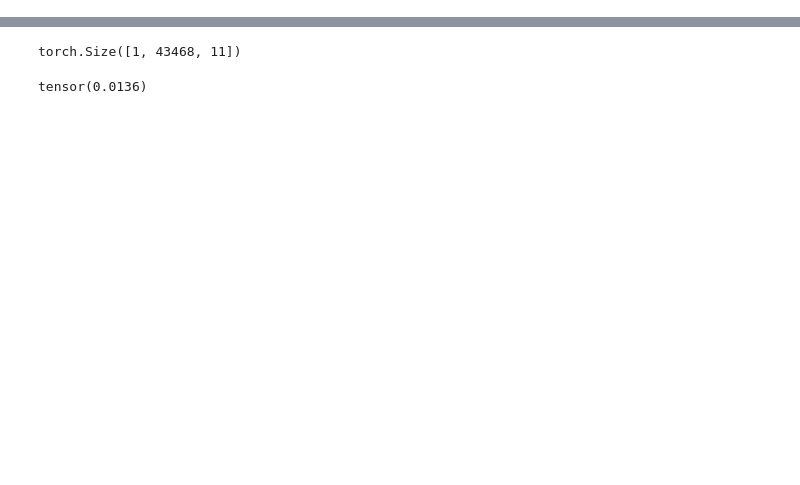
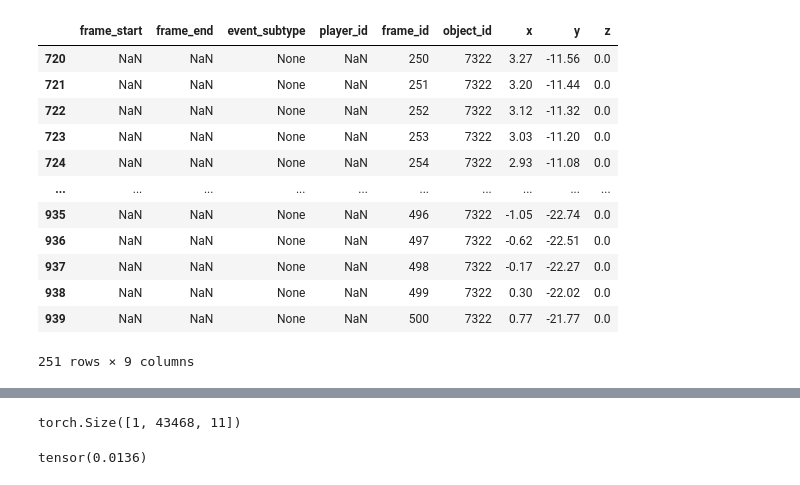
Before and after one commit to LaurinBrechter/lstm-soccer-model, a Jupyter notebook: analysis.ipynb, the cells around one changed output, grey strips where cells are left out. Saved outputs shown, nothing was run; the diff lists cells and outputs as text; code cells hidden in the pictures; blank space fills up the shorter version.

```diff
--- a/analysis.ipynb
+++ b/analysis.ipynb
@@ -68,20 +68,24 @@ events.columns
 # %%
-def preprocess(events:pd.DataFrame, tracking:pd.DataFrame):
+def preprocess(events:pd.DataFrame, tracking:pd.DataFrame, obj_id:int=0) -> pd.DataFrame:
     conn = sqlite3.connect(':memory:')
     #write the tables
-    events.to_sql('events', conn, index=False)
-    tracking_ball.to_sql('tracking_ball', conn, index=False)
+    e = events.loc[events.player_id == obj_id]
+    e.to_sql('e', conn, index=False)
+    t  = tracking.loc[tracking.object_id == obj_id]
+    t.to_sql('t', conn, index=False)
+
+    print(len(e))
 
     qry = '''
         select
             *
             -- x,y,z, frame_id, event_subtype
         from
-            events right join tracking_ball on
-            tracking_ball.frame_id between frame_start and frame_end
+            e right join t on
+            t.frame_id between frame_start and frame_end
         '''
 
     df = pd.read_sql_query(qry, conn)
 
     return df
-df = preprocess(events, tracking_ball)
+df = preprocess(events, tracking_data, 7322)
@@ -87,0 +119,16 @@ df = preprocess(events, tracking_ball)
+# %%
+df.sort_values(by="frame_id").loc[df.frame_id.between(250, 500)]
+# %% [output]
+|  | frame_start | frame_end | event_subtype | player_id | frame_id | object_id | x | y | z |
+| 720 | NaN | NaN | None | NaN | 250 | 7322 | 3.27 | -11.56 | 0.0 |
+| 721 | NaN | NaN | None | NaN | 251 | 7322 | 3.20 | -11.44 | 0.0 |
+| 722 | NaN | NaN | None | NaN | 252 | 7322 | 3.12 | -11.32 | 0.0 |
+| 723 | NaN | NaN | None | NaN | 253 | 7322 | 3.03 | -11.20 | 0.0 |
+| 724 | NaN | NaN | None | NaN | 254 | 7322 | 2.93 | -11.08 | 0.0 |
+| ... | ... | ... | ... | ... | ... | ... | ... | ... | ... |
+| 935 | NaN | NaN | None | NaN | 496 | 7322 | -1.05 | -22.74 | 0.0 |
+| 936 | NaN | NaN | None | NaN | 497 | 7322 | -0.62 | -22.51 | 0.0 |
+| 937 | NaN | NaN | None | NaN | 498 | 7322 | -0.17 | -22.27 | 0.0 |
+| 938 | NaN | NaN | None | NaN | 499 | 7322 | 0.30 | -22.02 | 0.0 |
+| 939 | NaN | NaN | None | NaN | 500 | 7322 | 0.77 | -21.77 | 0.0 |
+251 rows × 9 columns
```
Also changed, not shown: parts of 17 cells of this notebook.
